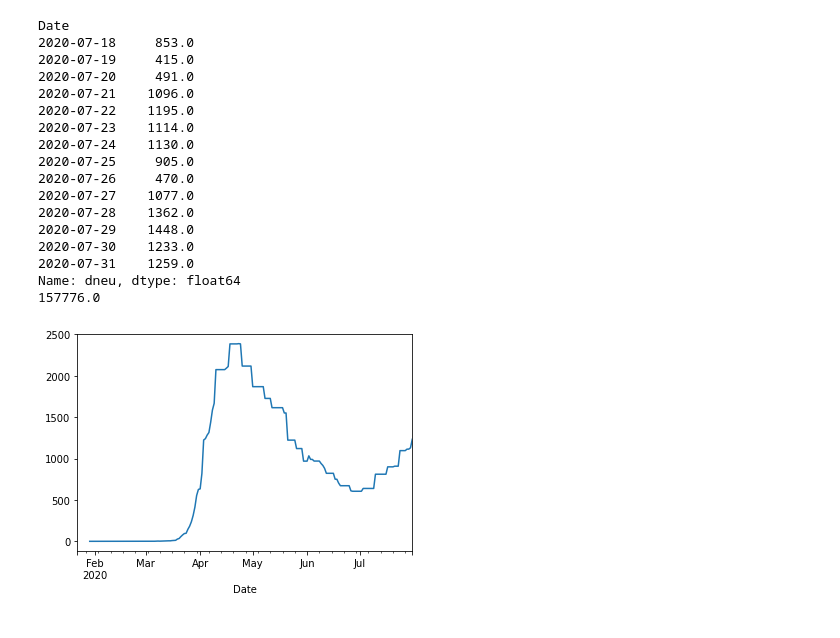
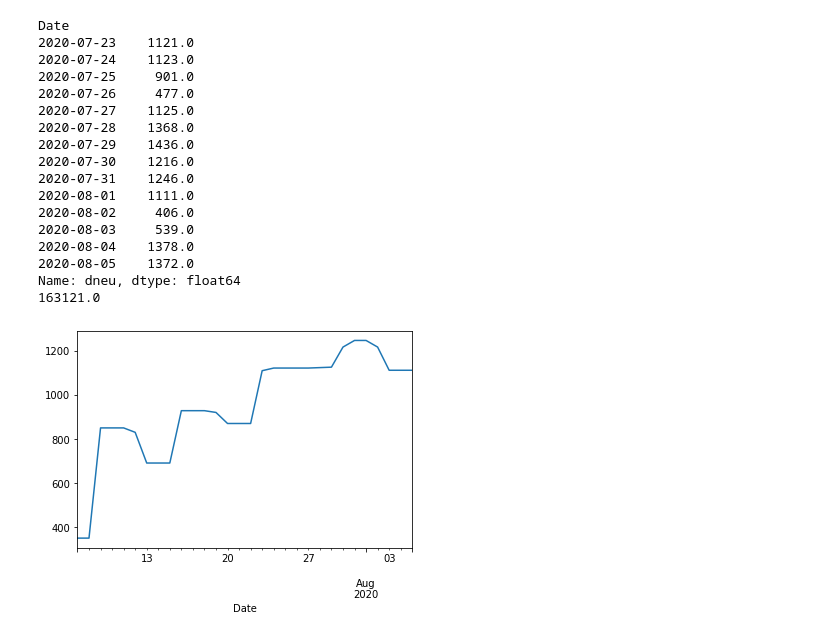
Before and after one commit to mkluge/covid-19, a Jupyter notebook: data/Michas Covid Plots.ipynb, the cells around one changed output. Saved outputs shown, nothing was run; the diff lists cells and outputs as text; code cells hidden in the pictures.

```diff
--- a/data/Michas Covid Plots.ipynb
+++ b/data/Michas Covid Plots.ipynb
@@ -15,48 +15,48 @@ data['cfr10']=100*data['Deaths']/data['CM10']
 data['ineu']=data['Confirmed'].diff(1)
 data['ineu10']=data['CM10'].diff(1)
 data['mki']=0.06*data['ineu']
 data['dneu']=data['Deaths'].diff(1)
 
 # Infektionsrate ist: wieviele wurden heute gegenüber der letzten Zeit neu infiziert
 # berechne ich mal mit Mittelwert gestern und heute im Verhältnis zu Mittelwert der
 # letzten drei Tage (gestern vorgestern und vorvorgestern)
 data['avg_new_2d']=data['ineu'].rolling(2).mean()
 data['avg_new_l3d']=data['ineu'].shift(1).rolling(5).mean()
 data['infection_rate']=data['avg_new_2d']/data['avg_new_l3d']
 
 #data['cfr']=100*data['dneu']/data['ineu']
 #data['cfr10']=100*data['dneu']/data['ineu10']
 # data.head()
 #d = data[['cfr','cfr10']]
 #d = data['infection_rate']
 d = data['dneu']
 print(d[-14:])
-d = d.rolling(7).median()
+d = d.rolling(5).median()
 #d = data['Deaths'].diff(1).rolling(7).median()
 print(d.sum())
 plt.figure()
-p = d.plot()
+p = d[-30:].plot()
 #p.set_yscale('log')
 #p.set_ylim(0,20)
 
 #d.plot(kind='bar')
 #print(data['ineu'].sum()*0.06)
 # %% [output]
 Date
-2020-07-18     853.0
-2020-07-19     415.0
-2020-07-20     491.0
-2020-07-21    1096.0
-2020-07-22    1195.0
-2020-07-23    1114.0
-2020-07-24    1130.0
-2020-07-25     905.0
-2020-07-26     470.0
-2020-07-27    1077.0
-2020-07-28    1362.0
-2020-07-29    1448.0
-2020-07-30    1233.0
-2020-07-31    1259.0
+2020-07-23    1121.0
+2020-07-24    1123.0
+2020-07-25     901.0
+2020-07-26     477.0
+2020-07-27    1125.0
+2020-07-28    1368.0
+2020-07-29    1436.0
+2020-07-30    1216.0
+2020-07-31    1246.0
+2020-08-01    1111.0
+2020-08-02     406.0
+2020-08-03     539.0
+2020-08-04    1378.0
+2020-08-05    1372.0
 Name: dneu, dtype: float64
-157776.0
+163121.0
-[figure, old version]
+[figure, new version]
```
Also changed, not shown: 1 other file.
